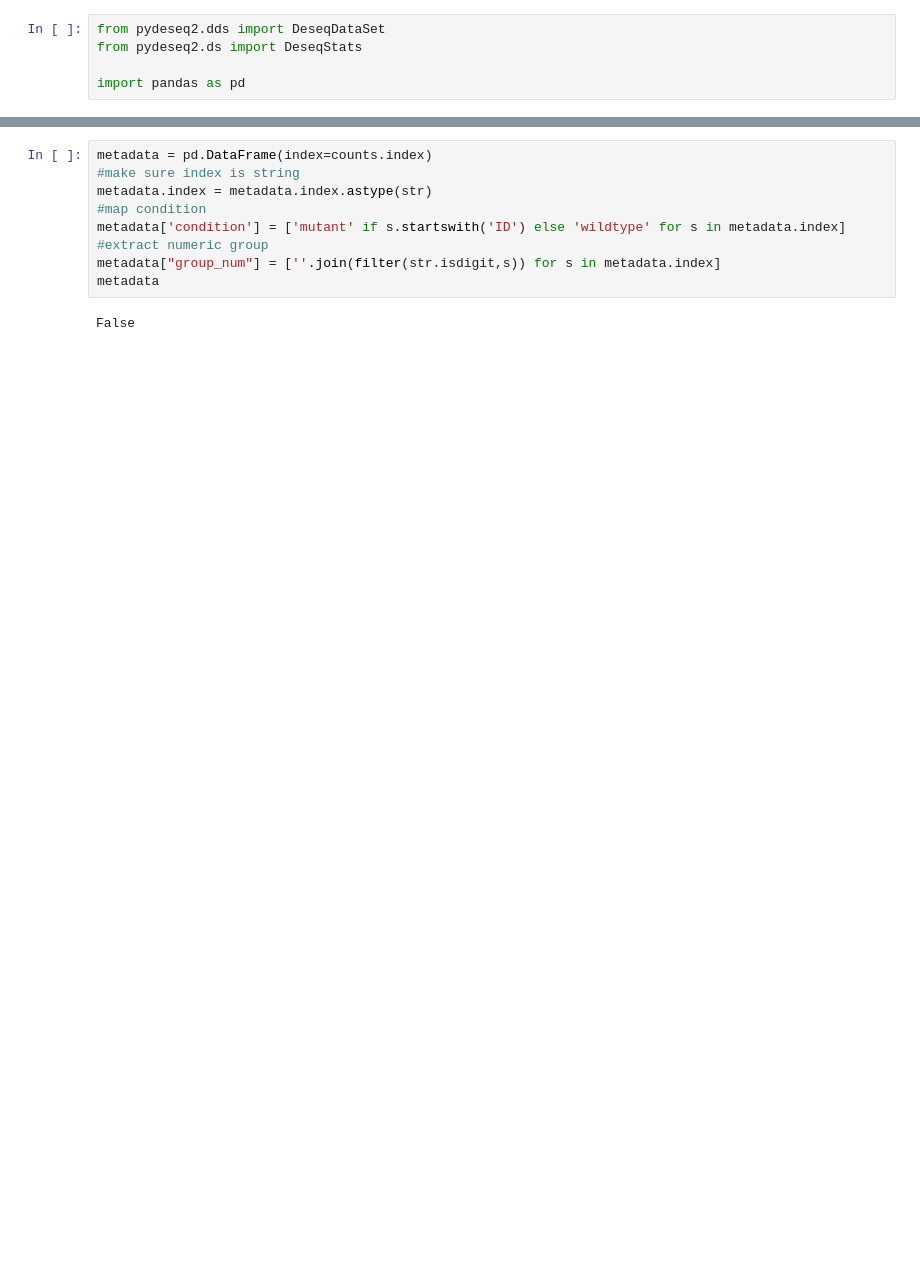
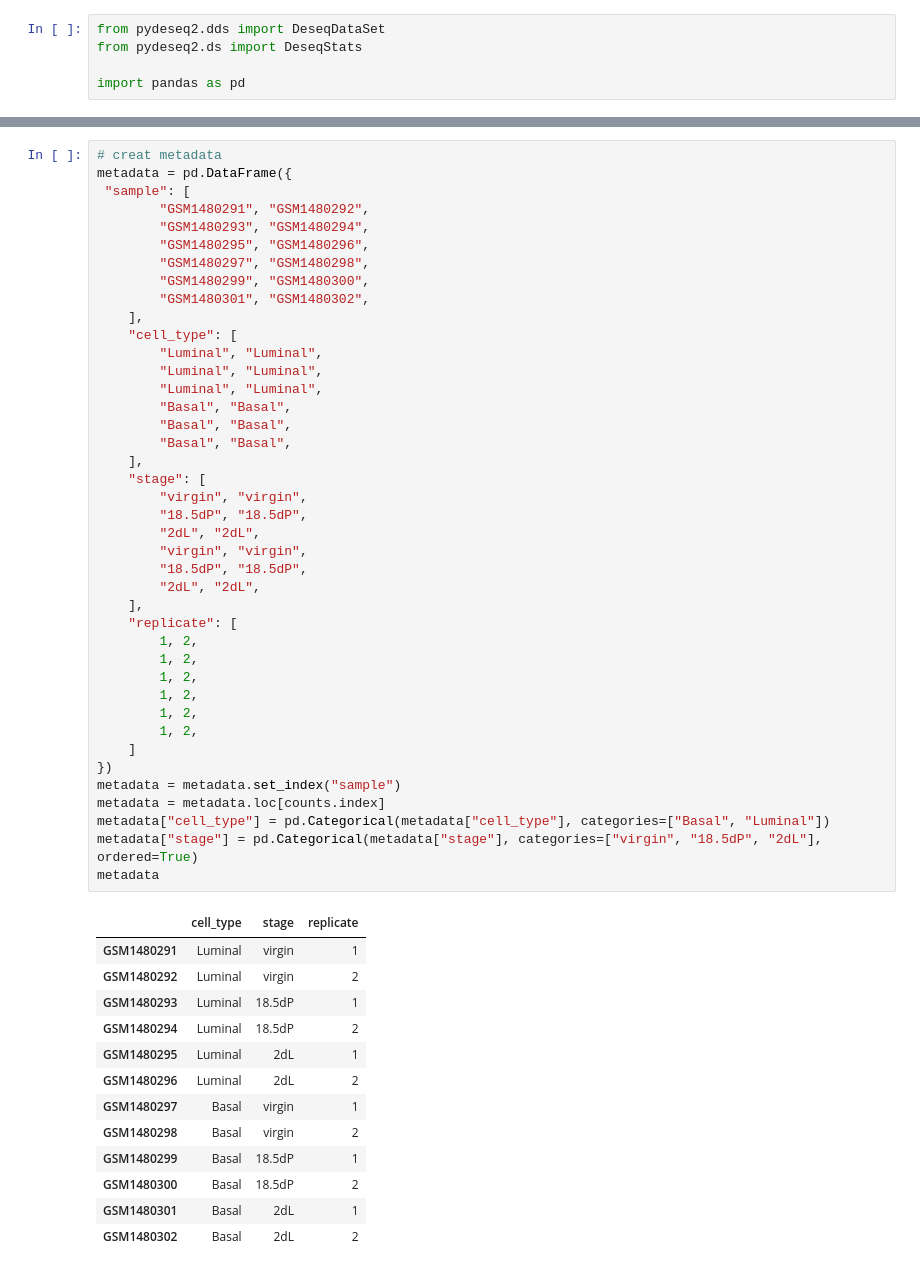
Before and after one commit to RongMonica/RNAseq_pipeline, a Jupyter notebook: scripts/03_pyDEseq2_analysis.ipynb, the cells around one changed output, grey strips where cells are left out. Cells and saved outputs as stored; diff of their text form; blank space fills up the shorter version.

```diff
--- a/scripts/03_pyDEseq2_analysis.ipynb
+++ b/scripts/03_pyDEseq2_analysis.ipynb
@@ -23,11 +86,55 @@ counts
 # %%
-metadata = pd.DataFrame(index=counts.index)
-#make sure index is string
-metadata.index = metadata.index.astype(str)
-#map condition
-metadata['condition'] = ['mutant' if s.startswith('ID') else 'wildtype' for s in metadata.index]
-#extract numeric group
-metadata["group_num"] = [''.join(filter(str.isdigit,s)) for s in metadata.index]
+# creat metadata
+metadata = pd.DataFrame({
+ "sample": [
+        "GSM1480291", "GSM1480292",
+        "GSM1480293", "GSM1480294",
+        "GSM1480295", "GSM1480296",
+        "GSM1480297", "GSM1480298",
+        "GSM1480299", "GSM1480300",
+        "GSM1480301", "GSM1480302",
+    ],
+    "cell_type": [
+        "Luminal", "Luminal",
+        "Luminal", "Luminal",
+        "Luminal", "Luminal",
+        "Basal", "Basal",
+        "Basal", "Basal",
+        "Basal", "Basal",
+    ],
+    "stage": [
+        "virgin", "virgin",
+        "18.5dP", "18.5dP",
+        "2dL", "2dL",
+        "virgin", "virgin",
+        "18.5dP", "18.5dP",
+        "2dL", "2dL",
+    ],
+    "replicate": [
+        1, 2,
+        1, 2,
+        1, 2,
+        1, 2,
+        1, 2,
+        1, 2,
+    ]
+})
+metadata = metadata.set_index("sample")
+metadata = metadata.loc[counts.index]
+metadata["cell_type"] = pd.Categorical(metadata["cell_type"], categories=["Basal", "Luminal"])
+metadata["stage"] = pd.Categorical(metadata["stage"], categories=["virgin", "18.5dP", "2dL"], ordered=True)
 metadata
 # %% [output]
-False
+|  | cell_type | stage | replicate |
+| GSM1480291 | Luminal | virgin | 1 |
+| GSM1480292 | Luminal | virgin | 2 |
+| GSM1480293 | Luminal | 18.5dP | 1 |
+| GSM1480294 | Luminal | 18.5dP | 2 |
+| GSM1480295 | Luminal | 2dL | 1 |
+| GSM1480296 | Luminal | 2dL | 2 |
+| GSM1480297 | Basal | virgin | 1 |
+| GSM1480298 | Basal | virgin | 2 |
+| GSM1480299 | Basal | 18.5dP | 1 |
+| GSM1480300 | Basal | 18.5dP | 2 |
+| GSM1480301 | Basal | 2dL | 1 |
+| GSM1480302 | Basal | 2dL | 2 |
```
Also changed, not shown: parts of 7 cells of this notebook.
